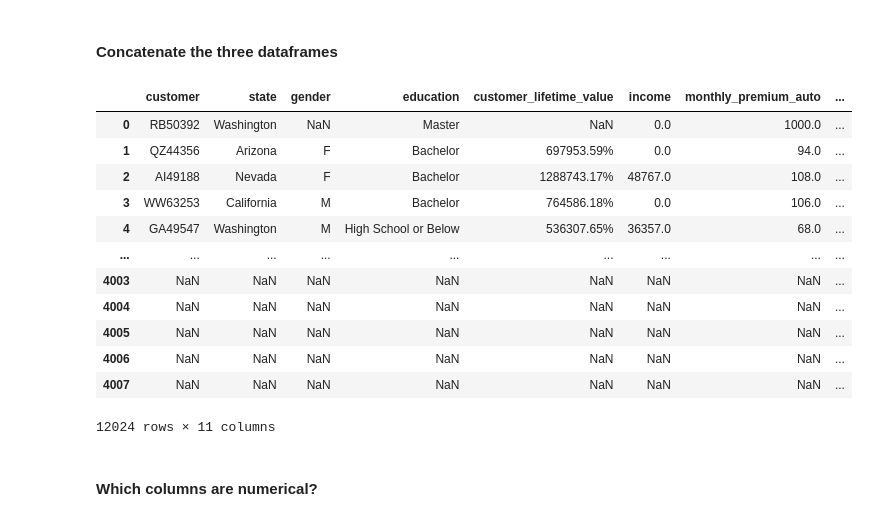
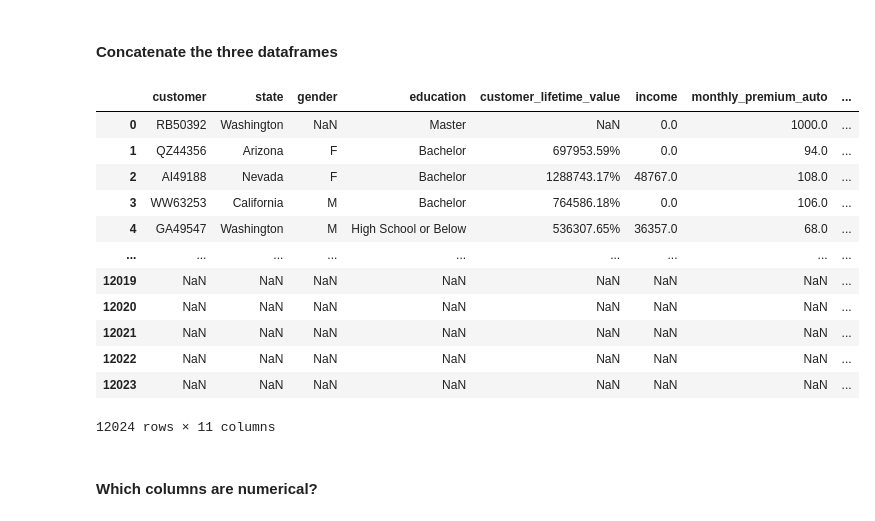
Before and after one commit to Jesus-Almansa/lab-customer-analysis-round-1, a Jupyter notebook: files_for_lab/repaso.ipynb, the cells around one changed output. Drawn from its saved outputs; the diff is of its cells as text; code cells hidden in the pictures.

```diff
--- a/files_for_lab/repaso.ipynb
+++ b/files_for_lab/repaso.ipynb
@@ -83,21 +85,21 @@ for i in list:
 # %% [markdown]
 #### Concatenate the three dataframes
 # %%
-df = pd.concat([df0, df1, df2], axis=0)
+df = pd.concat([df0, df1, df2], axis=0, ignore_index=True)
 df
 # %% [output]
 |  | customer | state | gender | education | customer_lifetime_value | income | monthly_premium_auto | ... |
 | 0 | RB50392 | Washington | NaN | Master | NaN | 0.0 | 1000.0 | ... |
 | 1 | QZ44356 | Arizona | F | Bachelor | 697953.59% | 0.0 | 94.0 | ... |
 | 2 | AI49188 | Nevada | F | Bachelor | 1288743.17% | 48767.0 | 108.0 | ... |
 | 3 | WW63253 | California | M | Bachelor | 764586.18% | 0.0 | 106.0 | ... |
 | 4 | GA49547 | Washington | M | High School or Below | 536307.65% | 36357.0 | 68.0 | ... |
 | ... | ... | ... | ... | ... | ... | ... | ... | ... |
-| 4003 | NaN | NaN | NaN | NaN | NaN | NaN | NaN | ... |
-| 4004 | NaN | NaN | NaN | NaN | NaN | NaN | NaN | ... |
-| 4005 | NaN | NaN | NaN | NaN | NaN | NaN | NaN | ... |
-| 4006 | NaN | NaN | NaN | NaN | NaN | NaN | NaN | ... |
-| 4007 | NaN | NaN | NaN | NaN | NaN | NaN | NaN | ... |
+| 12019 | NaN | NaN | NaN | NaN | NaN | NaN | NaN | ... |
+| 12020 | NaN | NaN | NaN | NaN | NaN | NaN | NaN | ... |
+| 12021 | NaN | NaN | NaN | NaN | NaN | NaN | NaN | ... |
+| 12022 | NaN | NaN | NaN | NaN | NaN | NaN | NaN | ... |
+| 12023 | NaN | NaN | NaN | NaN | NaN | NaN | NaN | ... |
 12024 rows × 11 columns
 # %% [markdown]
 #### Which columns are numerical?
```
Also changed, not shown: parts of 14 cells of this notebook.
